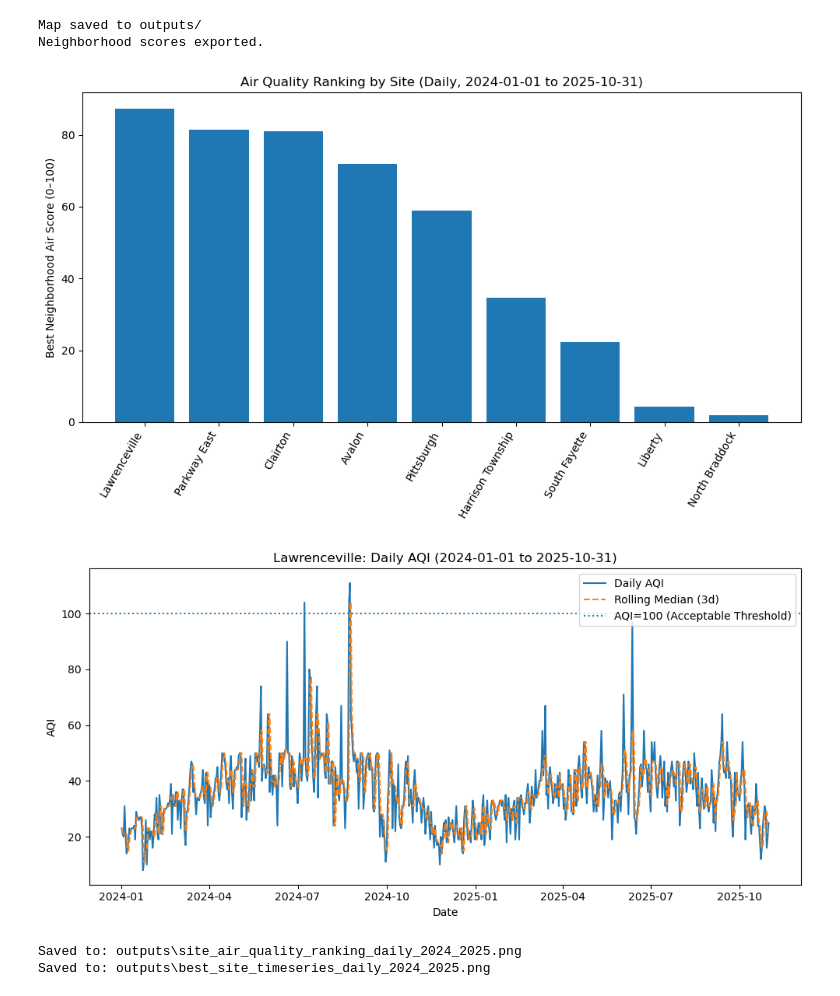
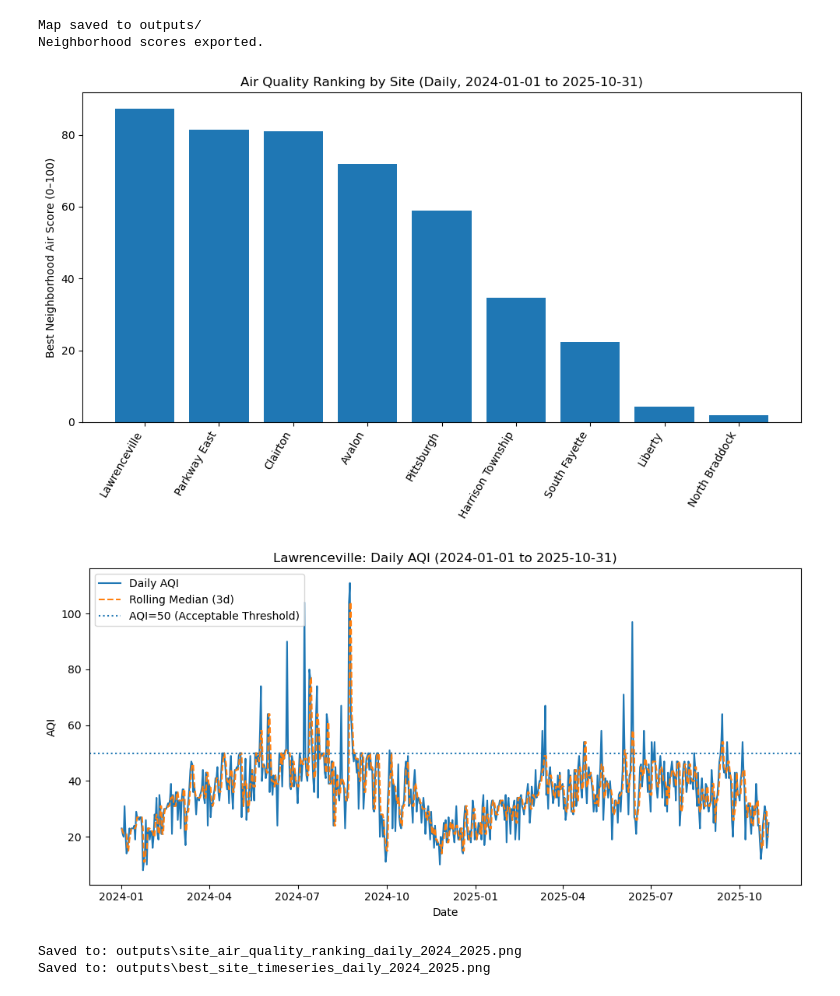
Before and after one commit to Xiaoyue-Yu/CMPINF0011-Final-Project-Group-2, a Jupyter notebook: personal_notebooks/Murphy_analysis.ipynb, the cells around one changed output. Drawn from its saved outputs; the diff is of its cells as text; code cells hidden in the pictures.

```diff
--- a/personal_notebooks/Murphy_analysis.ipynb
+++ b/personal_notebooks/Murphy_analysis.ipynb
@@ -250,34 +250,34 @@ plt.bar(ranked["site"], ranked["BNAS"])
 plt.xticks(rotation=60, ha="right")
 plt.ylabel("Best Neighborhood Air Score (0–100)")
 plt.title("Air Quality Ranking by Site (Daily, 2024-01-01 to 2025-10-31)")
 plt.tight_layout()
 out_rank = OUT_DIR / "site_air_quality_ranking_daily_2024_2025.png"
 plt.savefig(out_rank, dpi=150, bbox_inches="tight")
 plt.show()
 
 # Best site's daily series
 best_site = ranked.loc[0, "site"]
 best_daily = daily[daily["site"] == best_site].sort_values("date_day")
 
 plt.figure(figsize=(10,5))
 plt.plot(best_daily["date_day"], best_daily["aqi"], label="Daily AQI")
 best_daily = best_daily.set_index("date_day")
 best_daily["roll_med"] = best_daily["aqi"].rolling(window=3, min_periods=1).median()
 plt.plot(best_daily.index, best_daily["roll_med"], linestyle="--", label="Rolling Median (3d)")
-plt.axhline(100.0, linestyle=":", linewidth=1.5, label="AQI=100 (Acceptable Threshold)")
+plt.axhline(50.0, linestyle=":", linewidth=1.5, label="AQI=50 (Acceptable Threshold)")
 plt.legend()
 plt.xlabel("Date")
 plt.ylabel("AQI")
 plt.title(f"{best_site}: Daily AQI (2024-01-01 to 2025-10-31)")
 plt.tight_layout()
 out_ts = OUT_DIR / "best_site_timeseries_daily_2024_2025.png"
 plt.savefig(out_ts, dpi=150, bbox_inches="tight")
 plt.show()
 
 print("Saved to:", out_rank)
 print("Saved to:", out_ts)
 # %% [output]
 [figure]
-[figure, old version]
+[figure, new version]
 Saved to: outputs\site_air_quality_ranking_daily_2024_2025.png
 Saved to: outputs\best_site_timeseries_daily_2024_2025.png
```
Also changed, not shown: 1 other file.
